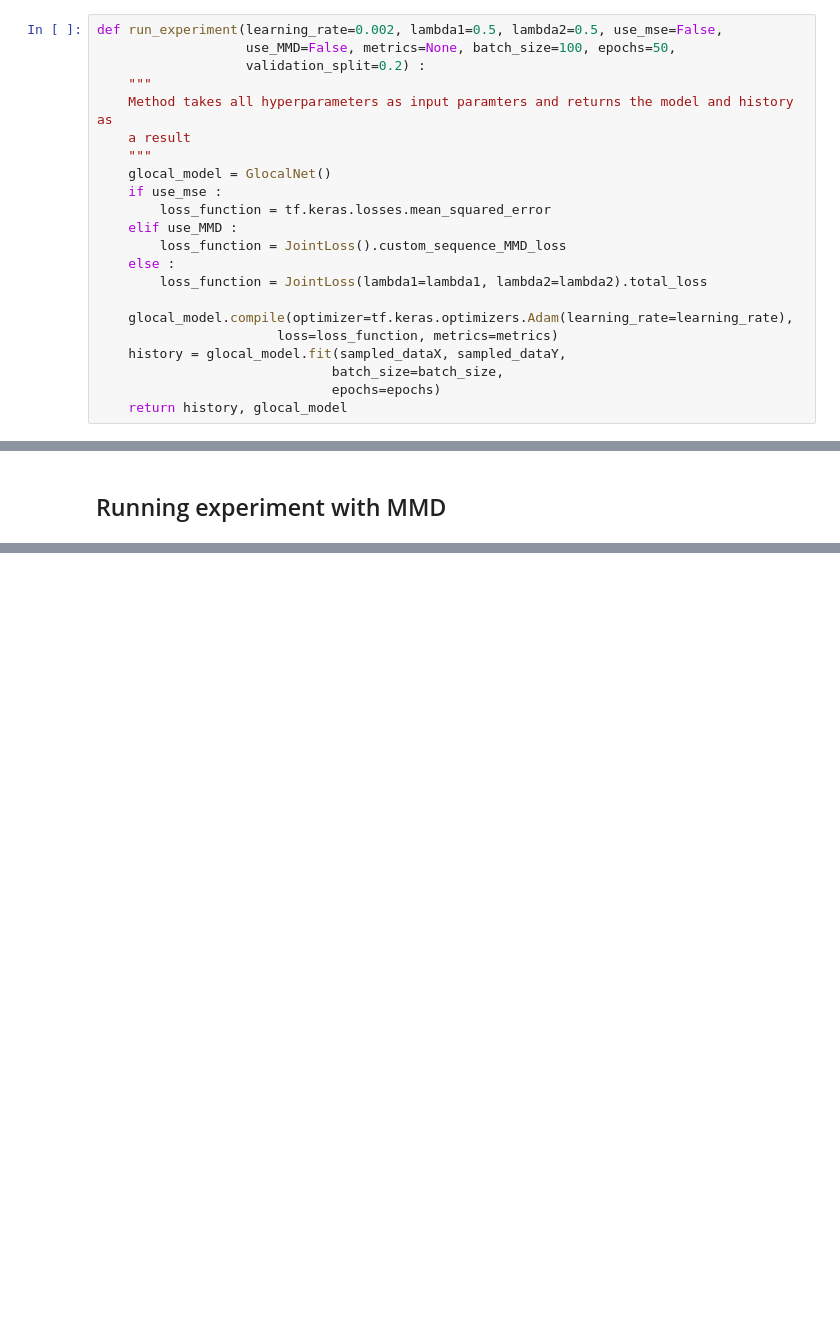
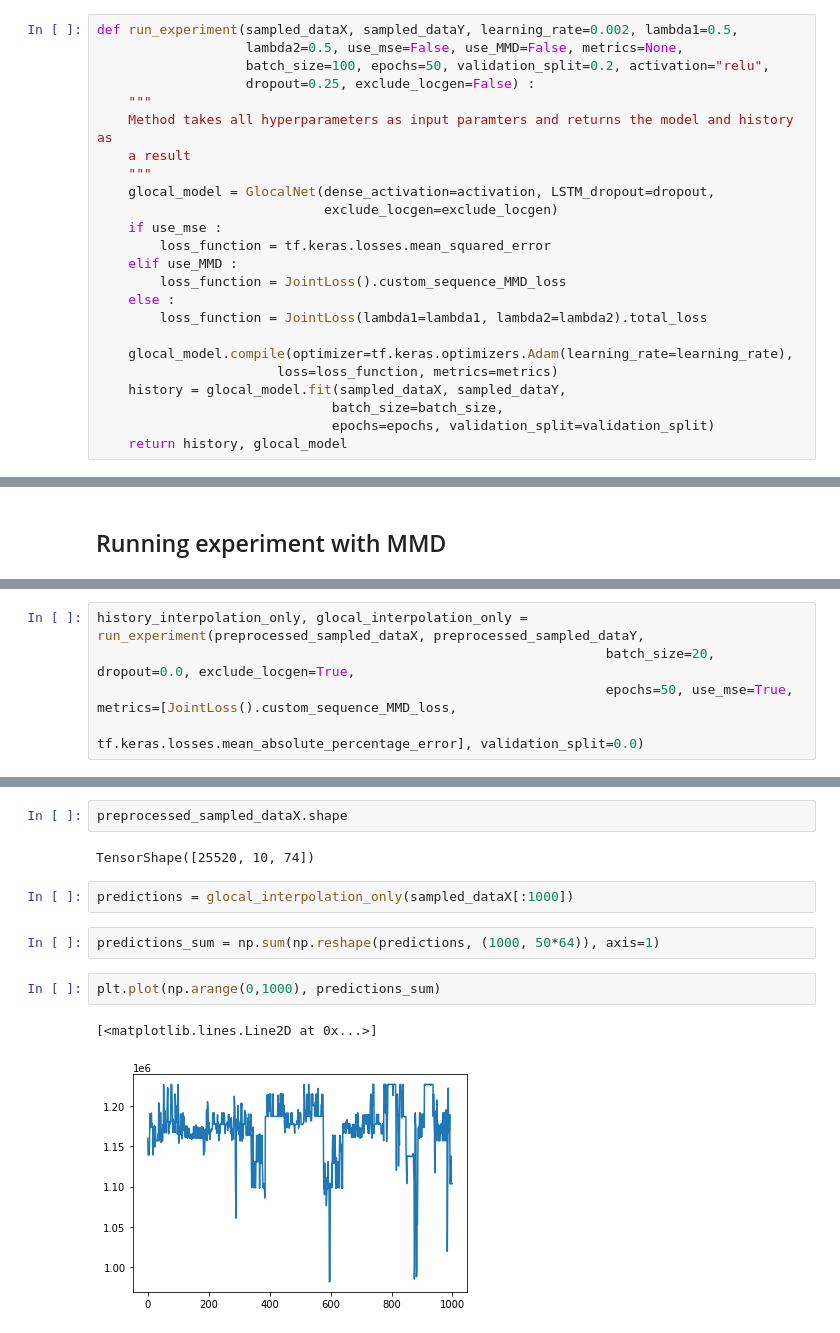
Before and after one commit to IbramMedhat/Human-Motion-Synthesis, a Jupyter notebook: GlocalNet_full_implmentation.ipynb, the cells around one changed output, grey strips where cells are left out. Cells and saved outputs as stored; diff of their text form; blank space fills up the shorter version.

Commit message:
Adding preprocessing steps and interpolation_only option

```diff
--- a/GlocalNet_full_implmentation.ipynb
+++ b/GlocalNet_full_implmentation.ipynb
@@ -307,12 +345,14 @@ class JointLoss() :
 # %%
-def run_experiment(learning_rate=0.002, lambda1=0.5, lambda2=0.5, use_mse=False,
-                   use_MMD=False, metrics=None, batch_size=100, epochs=50,
-                   validation_split=0.2) :
+def run_experiment(sampled_dataX, sampled_dataY, learning_rate=0.002, lambda1=0.5,
+                   lambda2=0.5, use_mse=False, use_MMD=False, metrics=None,
+                   batch_size=100, epochs=50, validation_split=0.2, activation="relu",
+                   dropout=0.25, exclude_locgen=False) :
     """
     Method takes all hyperparameters as input paramters and returns the model and history as
     a result
     """
-    glocal_model = GlocalNet()
+    glocal_model = GlocalNet(dense_activation=activation, LSTM_dropout=dropout,
+                             exclude_locgen=exclude_locgen)
     if use_mse :
         loss_function = tf.keras.losses.mean_squared_error
     elif use_MMD :
@@ -324,7 +364,7 @@ def run_experiment(learning_rate=0.002, lambda1=0.5, lambda2=0.5, use_mse=False,
                        loss=loss_function, metrics=metrics)
     history = glocal_model.fit(sampled_dataX, sampled_dataY,
                               batch_size=batch_size,
-                              epochs=epochs)
+                              epochs=epochs, validation_split=validation_split)
     return history, glocal_model
 # %% [markdown]
 ## Experiment Running for MSE and joint loss
@@ -402,0 +508,5 @@ Epoch 10/10
+# %%
+history_interpolation_only, glocal_interpolation_only = run_experiment(preprocessed_sampled_dataX, preprocessed_sampled_dataY,
+                                                                 batch_size=20, dropout=0.0, exclude_locgen=True,
+                                                                 epochs=50, use_mse=True, metrics=[JointLoss().custom_sequence_MMD_loss,
+                                                                tf.keras.losses.mean_absolute_percentage_error], validation_split=0.0)
@@ -402,0 +551,13 @@ Epoch 10/10
+# %%
+preprocessed_sampled_dataX.shape
+# %% [output]
+TensorShape([25520, 10, 74])
+# %%
+predictions = glocal_interpolation_only(sampled_dataX[:1000])
+# %%
+predictions_sum = np.sum(np.reshape(predictions, (1000, 50*64)), axis=1)
+# %%
+plt.plot(np.arange(0,1000), predictions_sum)
+# %% [output]
+[<matplotlib.lines.Line2D at 0x...>]
+[figure, added]
```
Also changed, not shown: parts of 31 cells of this notebook.
